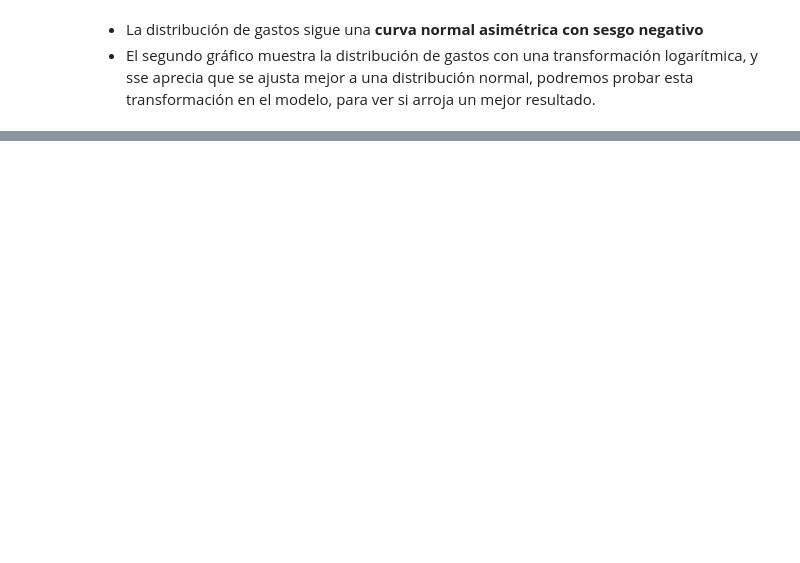
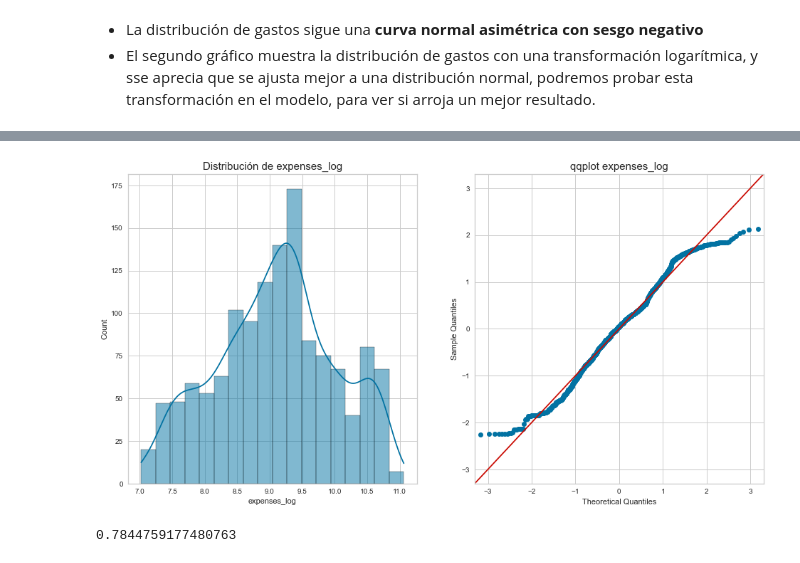
Before and after one commit to Gab0Jorq/insurance, a Jupyter notebook: insurance.ipynb, the cells around one changed output, grey strips where cells are left out. Saved outputs shown, nothing was run; the diff lists cells and outputs as text; code cells hidden in the pictures; blank space fills up the shorter version.

```diff
--- a/insurance.ipynb
+++ b/insurance.ipynb
@@ -254,0 +325,9 @@ ax[1].set_title('Distribución de gastos (log)', fontdict={'fontsize': '15'});
+# %%
+fig, ax = plt.subplots(1, 2, figsize=(16,8))
+sns.histplot(ax=ax[0], data=df, x='expenses_log', kde=True)
+sm.qqplot(ax=ax[1], data=df['expenses_log'], fit=True, line='45')
+
+ax[0].set_title('Distribución de expenses_log', fontdict={'fontsize': '15'})
+ax[1].set_title('qqplot expenses_log', fontdict={'fontsize': '15'});
+# %% [output]
+[figure, added]
@@ -254,0 +343,8 @@ ax[1].set_title('Distribución de gastos (log)', fontdict={'fontsize': '15'});
+# %%
+lr = LinearRegression()
+lr.fit(X_train, y_train)
+predict = lr.predict(X_test)
+score = r2_score(y_test, predict)
+print(score)
+# %% [output]
+0.7844759177480763
```
Also changed, not shown: parts of 21 cells of this notebook.
